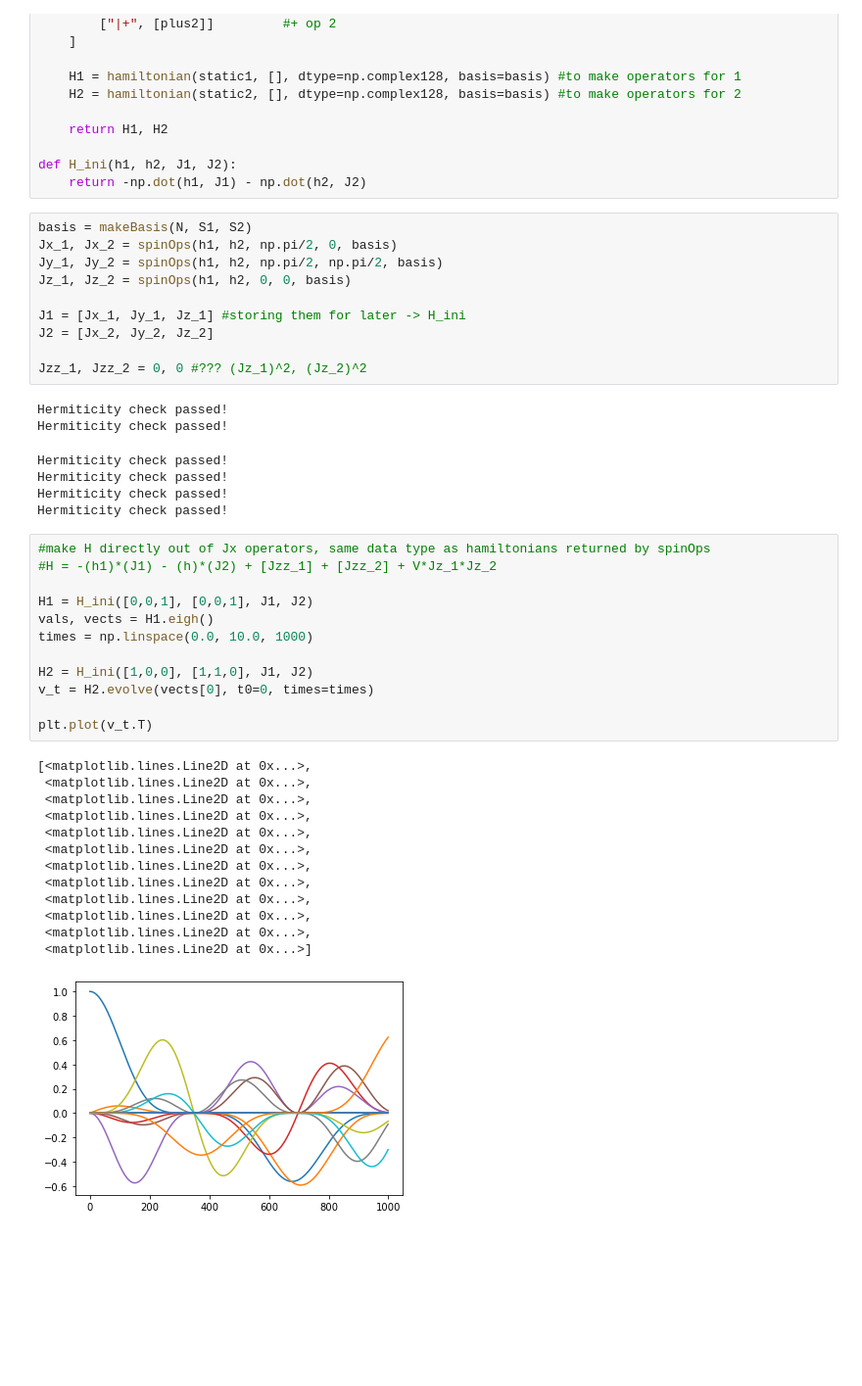
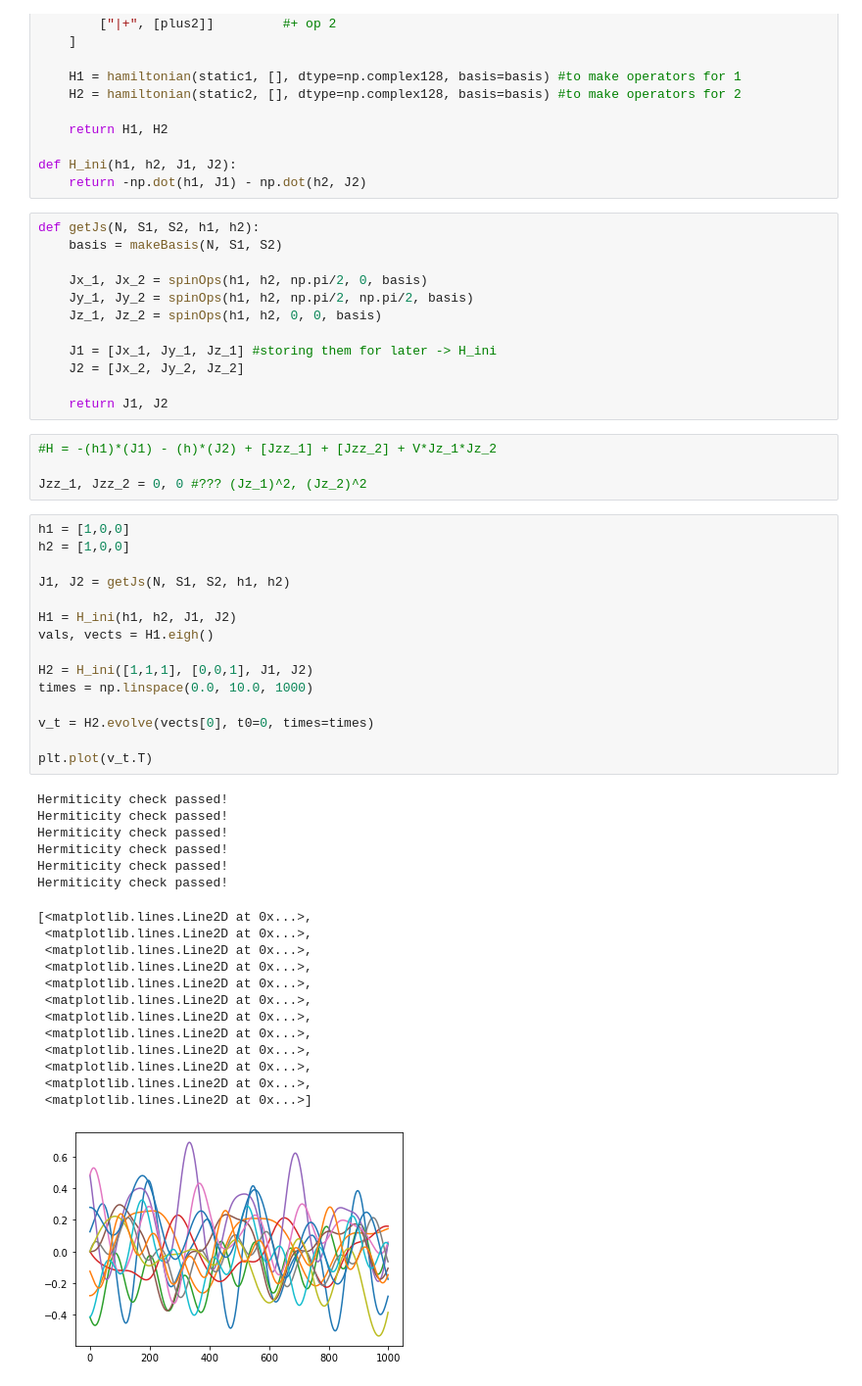
Before and after one commit to reylambert/quspinpractice, a Jupyter notebook: tentative 2 spin code.ipynb, the cells around one changed output. Shown at 98% size. Drawn from its saved outputs; the diff is of its cells as text; blank space fills up the shorter version.

```diff
--- a/tentative 2 spin code.ipynb
+++ b/tentative 2 spin code.ipynb
@@ -79,48 +76,56 @@ def spinOps(h1, h2, theta, phi, basis):
 def H_ini(h1, h2, J1, J2):
     return -np.dot(h1, J1) - np.dot(h2, J2)
 # %%
-basis = makeBasis(N, S1, S2)
-Jx_1, Jx_2 = spinOps(h1, h2, np.pi/2, 0, basis)
-Jy_1, Jy_2 = spinOps(h1, h2, np.pi/2, np.pi/2, basis)
-Jz_1, Jz_2 = spinOps(h1, h2, 0, 0, basis)
+def getJs(N, S1, S2, h1, h2):
+    basis = makeBasis(N, S1, S2)
 
-J1 = [Jx_1, Jy_1, Jz_1] #storing them for later -> H_ini
-J2 = [Jx_2, Jy_2, Jz_2]
+    Jx_1, Jx_2 = spinOps(h1, h2, np.pi/2, 0, basis)
+    Jy_1, Jy_2 = spinOps(h1, h2, np.pi/2, np.pi/2, basis)
+    Jz_1, Jz_2 = spinOps(h1, h2, 0, 0, basis)
 
-Jzz_1, Jzz_2 = 0, 0 #??? (Jz_1)^2, (Jz_2)^2
+    J1 = [Jx_1, Jy_1, Jz_1] #storing them for later -> H_ini
+    J2 = [Jx_2, Jy_2, Jz_2]
+
+    return J1, J2
-# %% [output]
-Hermiticity check passed!
-Hermiticity check passed!
-Hermiticity check passed!
-Hermiticity check passed!
-Hermiticity check passed!
-Hermiticity check passed!
+# %%
+#H = -(h1)*(J1) - (h)*(J2) + [Jzz_1] + [Jzz_2] + V*Jz_1*Jz_2
+
+Jzz_1, Jzz_2 = 0, 0 #??? (Jz_1)^2, (Jz_2)^2
 # %%
-#make H directly out of Jx operators, same data type as hamiltonians returned by spinOps
-#H = -(h1)*(J1) - (h)*(J2) + [Jzz_1] + [Jzz_2] + V*Jz_1*Jz_2
+h1 = [1,0,0]
+h2 = [1,0,0]
 
-H1 = H_ini([0,0,1], [0,0,1], J1, J2)
+J1, J2 = getJs(N, S1, S2, h1, h2)
+
+H1 = H_ini(h1, h2, J1, J2)
 vals, vects = H1.eigh()
+
+H2 = H_ini([1,1,1], [0,0,1], J1, J2)
 times = np.linspace(0.0, 10.0, 1000)
 
-H2 = H_ini([1,0,0], [1,1,0], J1, J2)
 v_t = H2.evolve(vects[0], t0=0, times=times)
 
 plt.plot(v_t.T)
 # %% [output]
-[<matplotlib.lines.Line2D at 0x...>,
- <matplotlib.lines.Line2D at 0x...>,
- <matplotlib.lines.Line2D at 0x...>,
- <matplotlib.lines.Line2D at 0x...>,
- <matplotlib.lines.Line2D at 0x...>,
- <matplotlib.lines.Line2D at 0x...>,
- <matplotlib.lines.Line2D at 0x...>,
- <matplotlib.lines.Line2D at 0x...>,
- <matplotlib.lines.Line2D at 0x...>,
- <matplotlib.lines.Line2D at 0x...>,
- <matplotlib.lines.Line2D at 0x...>,
- <matplotlib.lines.Line2D at 0x...>]
+Hermiticity check passed!
+Hermiticity check passed!
+Hermiticity check passed!
+Hermiticity check passed!
+Hermiticity check passed!
+Hermiticity check passed!
+[<matplotlib.lines.Line2D at 0x...>,
+ <matplotlib.lines.Line2D at 0x...>,
+ <matplotlib.lines.Line2D at 0x...>,
+ <matplotlib.lines.Line2D at 0x...>,
+ <matplotlib.lines.Line2D at 0x...>,
+ <matplotlib.lines.Line2D at 0x...>,
+ <matplotlib.lines.Line2D at 0x...>,
+ <matplotlib.lines.Line2D at 0x...>,
+ <matplotlib.lines.Line2D at 0x...>,
+ <matplotlib.lines.Line2D at 0x...>,
+ <matplotlib.lines.Line2D at 0x...>,
+ <matplotlib.lines.Line2D at 0x...>]
-[figure, old version]
+[figure, new version]
 # %%
 Obs_time = obs_vs_time(v_t, times, {'Jx_1':J1[0],
                                     'Jy_1':J1[1],
```
Also changed, not shown: parts of 2 cells of this notebook.
